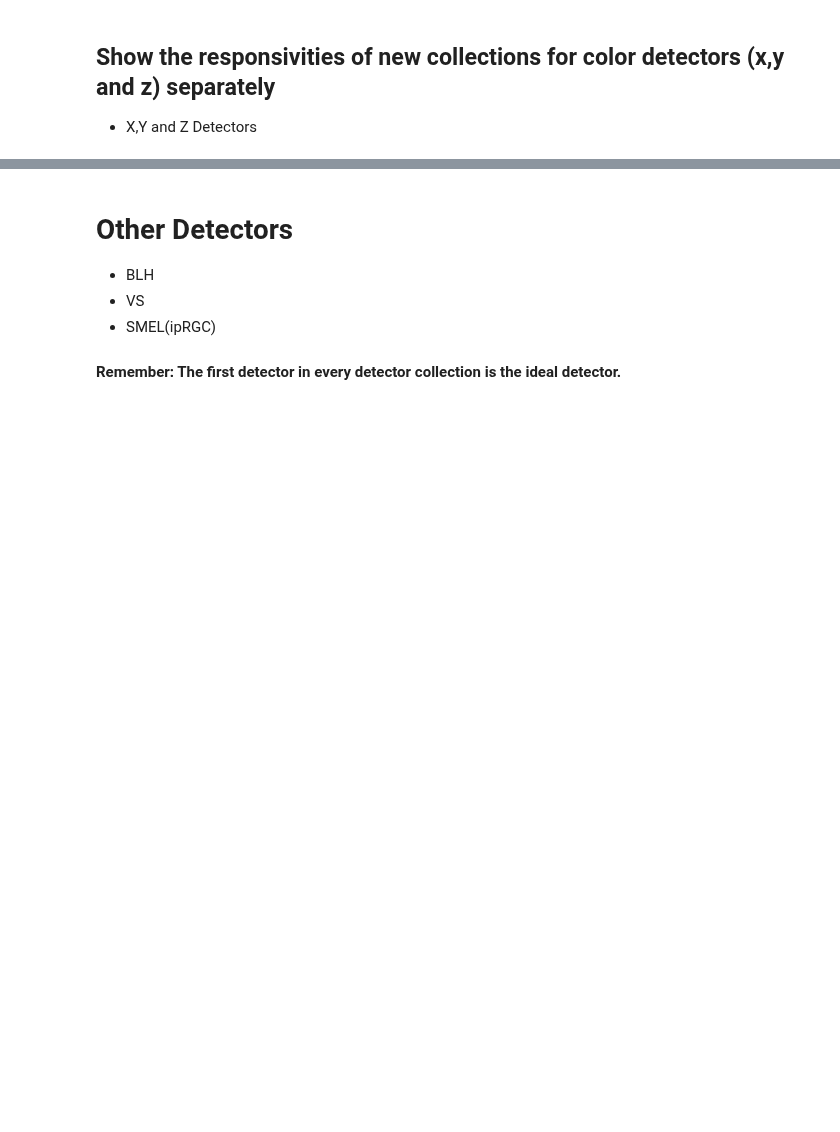
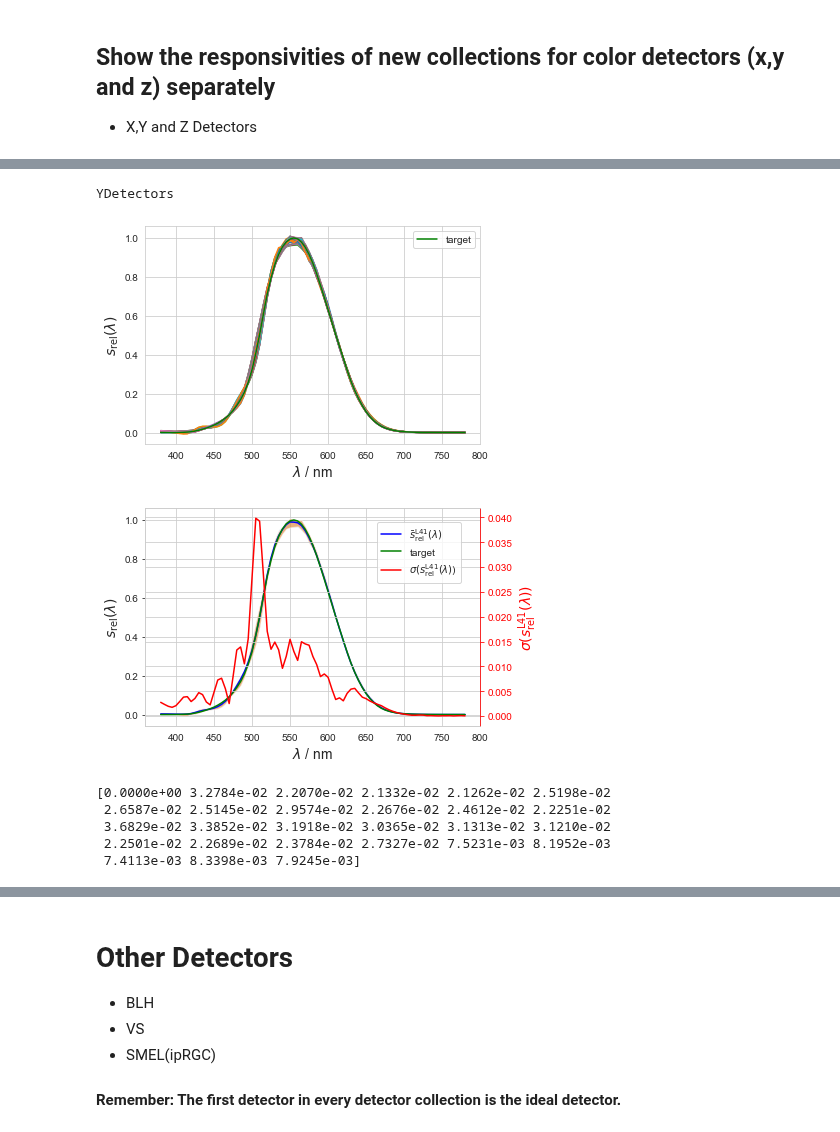
Before and after one commit to empir19nrm02/empir19nrm02, a Jupyter notebook: empir19nrm02/Jupyter/SPD_Test.ipynb, the cells around one changed output, grey strips where cells are left out. Cells and saved outputs as stored; diff of their text form; code cells hidden in the pictures; blank space fills up the shorter version.

```diff
--- a/empir19nrm02/Jupyter/SPD_Test.ipynb
+++ b/empir19nrm02/Jupyter/SPD_Test.ipynb
@@ -90,7 +142,17 @@ display_responsivity(_name, _detectors, cieobs='1931_2', s_target_index=1, out_d
 # %%
 _name = 'YDetectors'
 _detectors=_RES[_name]['S']['data'].copy()
-display_responsivity(_name, _detectors, cieobs='1931_2', s_target_index=2, out_dir=out_dir)
+YNorm, f1pY=display_responsivity(_name, _detectors, cieobs='1931_2', s_target_index=2, out_dir=out_dir)
+collect = np.hstack((collect, YNorm[1:].T))
+# %% [output]
+YDetectors
+[figure, added]
+[figure, added]
+[0.0000e+00 3.2784e-02 2.2070e-02 2.1332e-02 2.1262e-02 2.5198e-02
+ 2.6587e-02 2.5145e-02 2.9574e-02 2.2676e-02 2.4612e-02 2.2251e-02
+ 3.6829e-02 3.3852e-02 3.1918e-02 3.0365e-02 3.1313e-02 3.1210e-02
+ 2.2501e-02 2.2689e-02 2.3784e-02 2.7327e-02 7.5231e-03 8.1952e-03
+ 7.4113e-03 8.3398e-03 7.9245e-03]
 # %%
 _name = 'ZDetectors'
 _detectors=_RES[_name]['S']['data'].copy()
```
Also changed, not shown: parts of 14 cells of this notebook, 3 other files.
